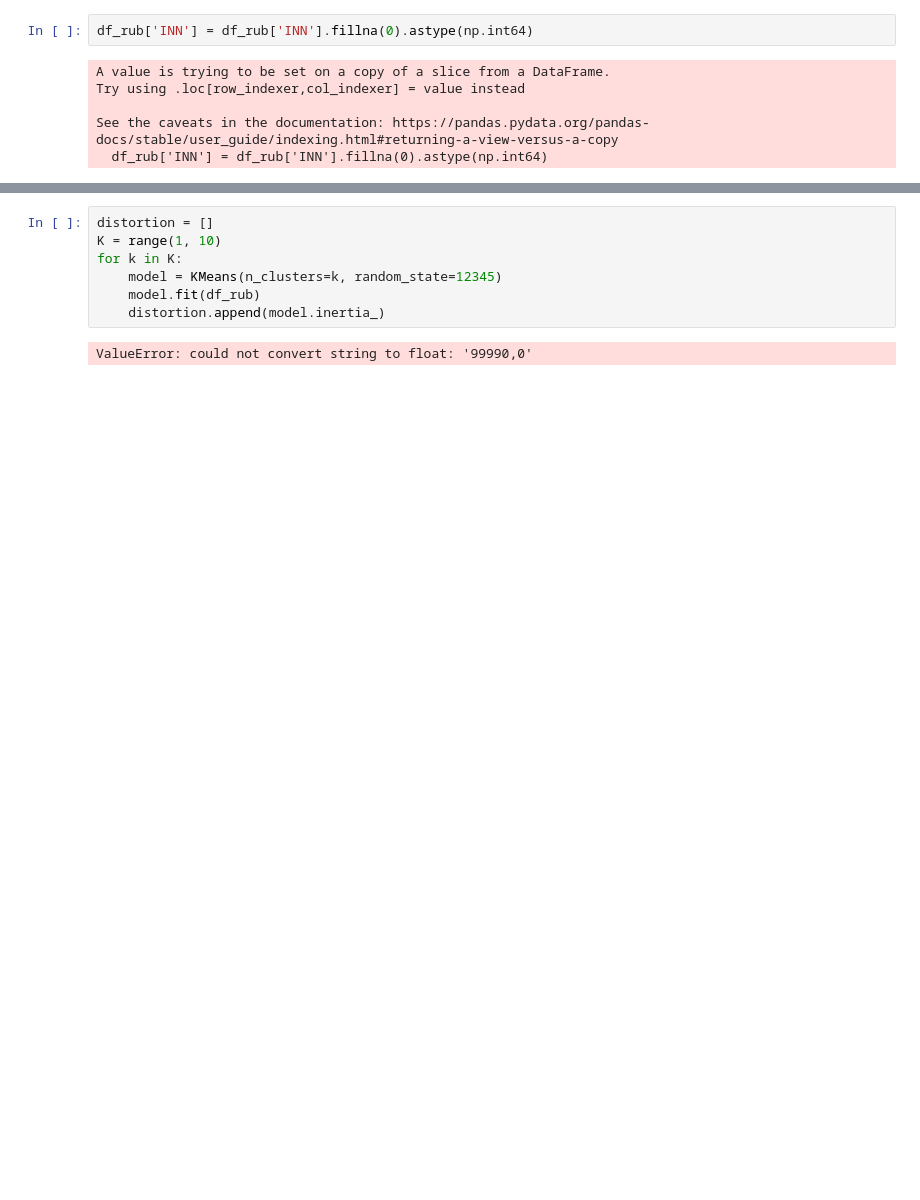
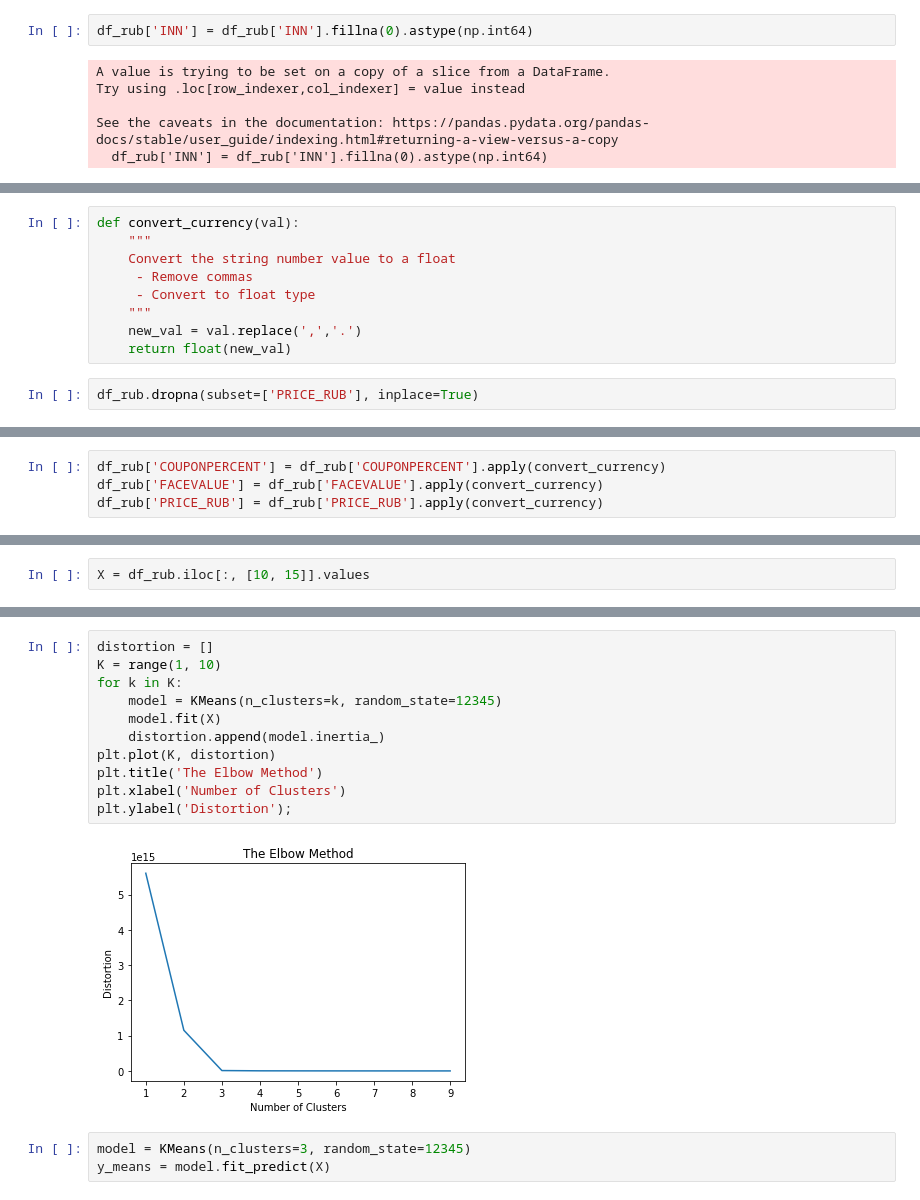
Before and after one commit to pavelzylkov/sber_da, a Jupyter notebook: final project/final_project.ipynb, the cells around one changed output, grey strips where cells are left out. Cells and saved outputs as stored; diff of their text form; blank space fills up the shorter version.

Commit message:
start doing clusterisation on final project

```diff
--- a/final project/final_project.ipynb
+++ b/final project/final_project.ipynb
@@ -77,0 +50,11 @@ Name: INN, Length: 2222, dtype: int64
+# %%
+def convert_currency(val):
+    """
+    Convert the string number value to a float
+     - Remove commas
+     - Convert to float type
+    """
+    new_val = val.replace(',','.')
+    return float(new_val)
+# %%
+df_rub.dropna(subset=['PRICE_RUB'], inplace=True)
@@ -77,0 +66,4 @@ Name: INN, Length: 2222, dtype: int64
+# %%
+df_rub['COUPONPERCENT'] = df_rub['COUPONPERCENT'].apply(convert_currency)
+df_rub['FACEVALUE'] = df_rub['FACEVALUE'].apply(convert_currency)
+df_rub['PRICE_RUB'] = df_rub['PRICE_RUB'].apply(convert_currency)
@@ -77,0 +100,2 @@ Name: INN, Length: 2222, dtype: int64
+# %%
+X = df_rub.iloc[:, [10, 15]].values
@@ -78,9 +114,16 @@ Name: INN, Length: 2222, dtype: int64
 # %%
 distortion = []
 K = range(1, 10)
 for k in K:
     model = KMeans(n_clusters=k, random_state=12345)
-    model.fit(df_rub)
+    model.fit(X)
     distortion.append(model.inertia_)
+plt.plot(K, distortion)
+plt.title('The Elbow Method')
+plt.xlabel('Number of Clusters')
+plt.ylabel('Distortion');
 # %% [output]
-ValueError: could not convert string to float: '99990,0'
+[figure, added]
+# %%
+model = KMeans(n_clusters=3, random_state=12345)
+y_means = model.fit_predict(X)
```
Also changed, not shown: parts of 14 cells of this notebook.
